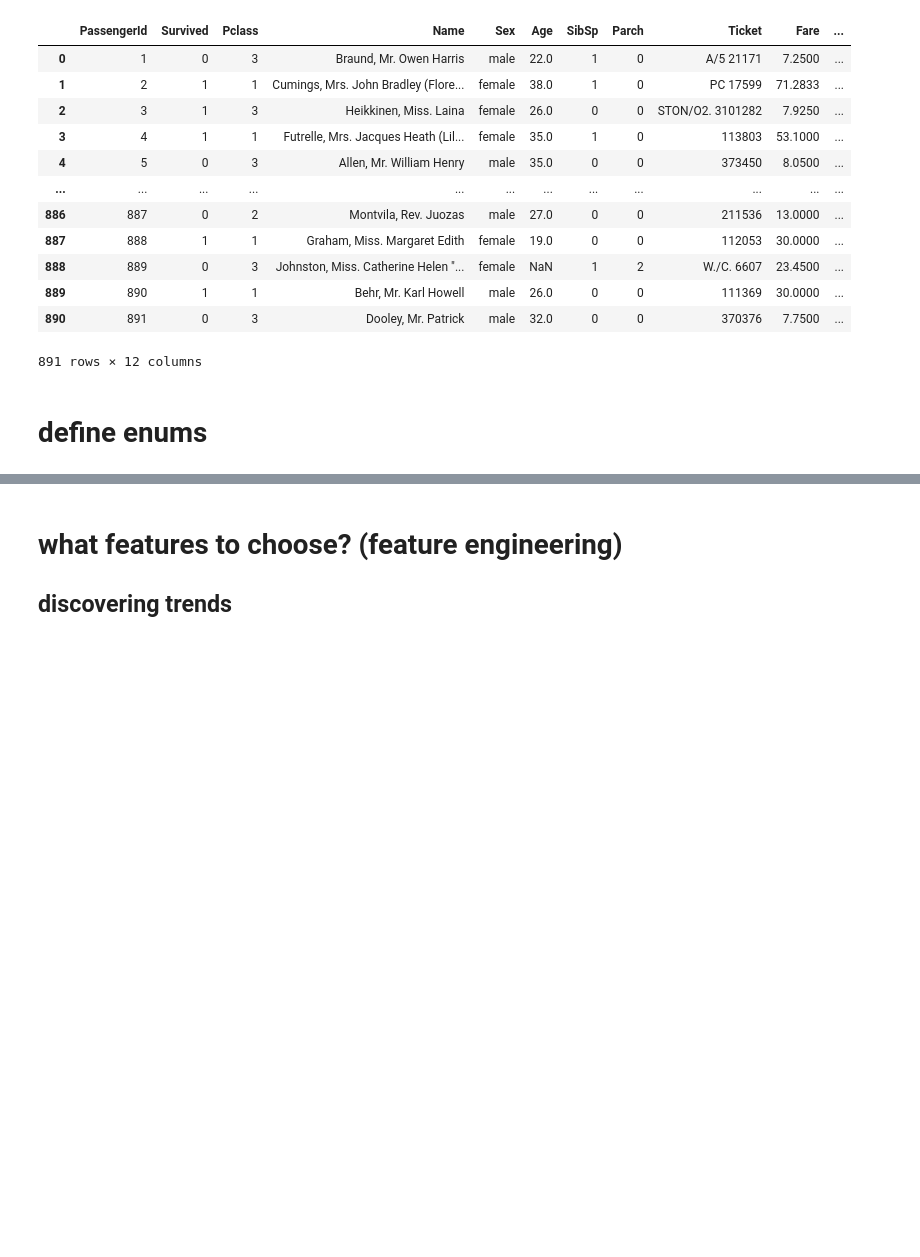
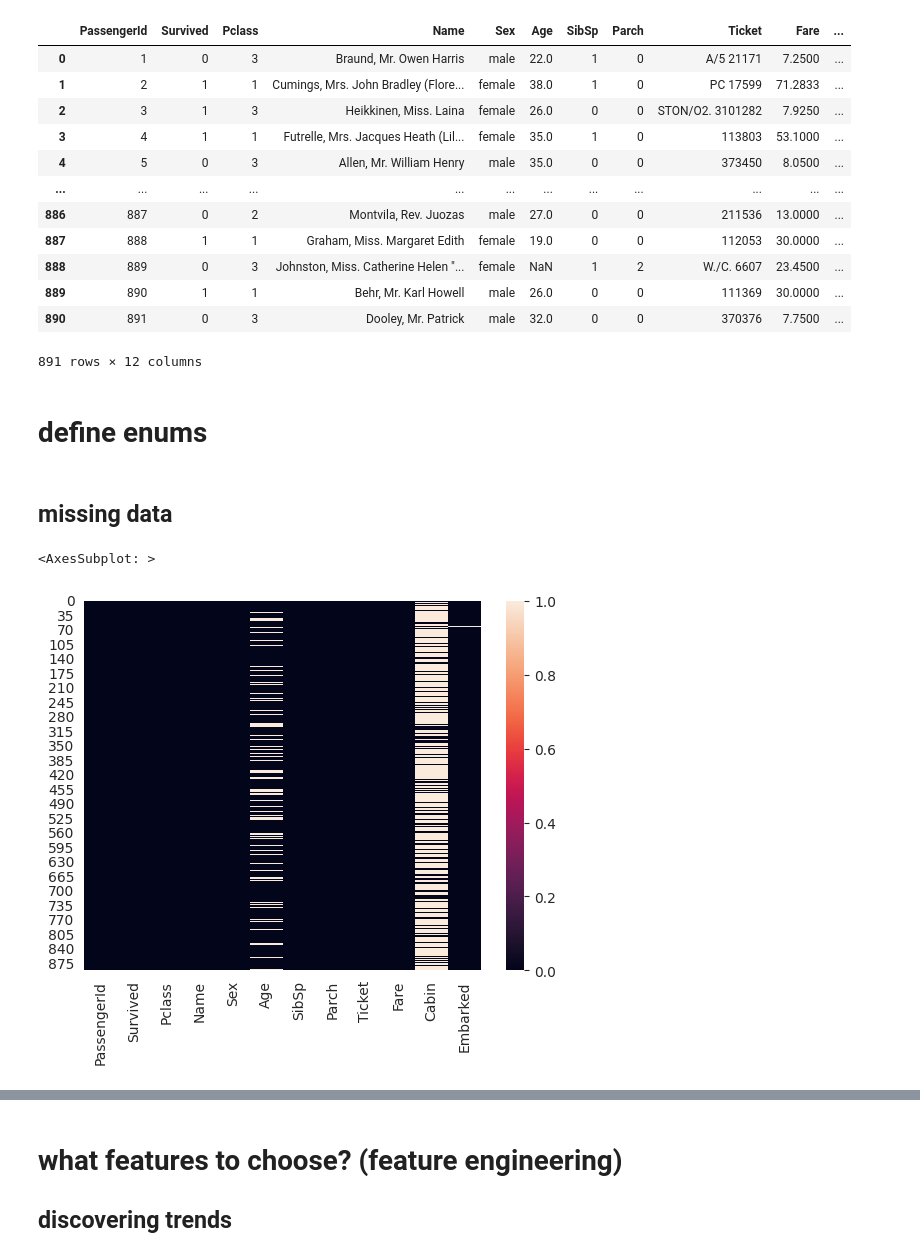
Before and after one commit to shayansm2/kaggle-playground, a Jupyter notebook: titanic/discover.ipynb, the cells around one changed output, grey strips where cells are left out. Saved outputs shown, nothing was run; the diff lists cells and outputs as text; code cells hidden in the pictures; blank space fills up the shorter version.

```diff
--- a/titanic/discover.ipynb
+++ b/titanic/discover.ipynb
@@ -44,3 +44,10 @@ embarkation_port = 'Embarked' # C = Cherbourg, Q = Queenstown, S = Southampton
 # %%
 x = [] # no feature is selected yet
 y = [survived]
+# %% [markdown]
+## missing data
+# %%
+sns.heatmap(train.isnull())
+# %% [output]
+<AxesSubplot: >
+[figure, added]
```
Also changed, not shown: parts of 2 cells of this notebook.
